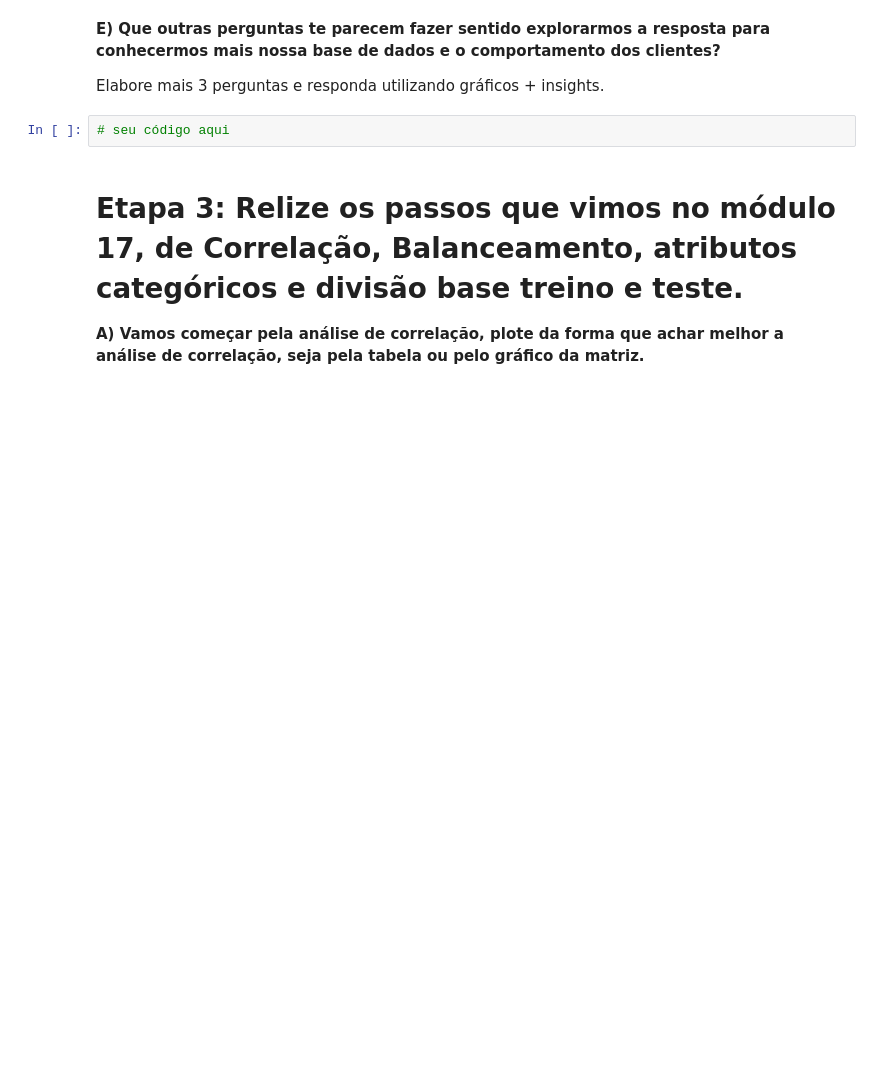
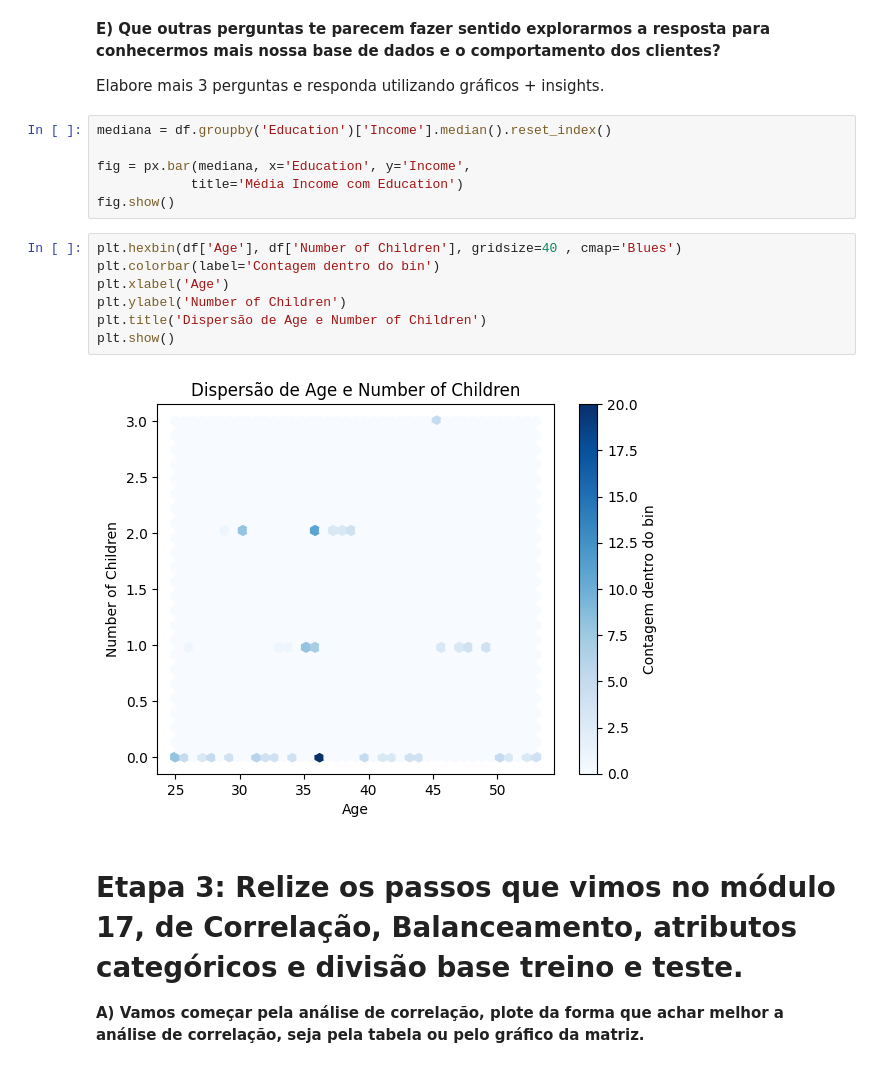
Before and after one commit to TierryW/Ciencia_de_Dados, a Jupyter notebook: Pre_Modelagem_3/Profissao Cientista de Dados M17 Projeto.ipynb, the cells around one changed output. Cells and saved outputs as stored; diff of their text form; blank space fills up the shorter version.

```diff
--- a/Pre_Modelagem_3/Profissao Cientista de Dados M17 Projeto.ipynb
+++ b/Pre_Modelagem_3/Profissao Cientista de Dados M17 Projeto.ipynb
@@ -311,8 +346,21 @@ fig.show()
 **E) Que outras perguntas te parecem fazer sentido explorarmos a resposta para conhecermos mais nossa base de dados e o comportamento dos clientes?**
 
  Elabore mais 3 perguntas e responda utilizando gráficos + insights.
-# %%
-# seu código aqui
+# %%
+mediana = df.groupby('Education')['Income'].median().reset_index()
+
+fig = px.bar(mediana, x='Education', y='Income',
+            title='Média Income com Education')
+fig.show()
+# %%
+plt.hexbin(df['Age'], df['Number of Children'], gridsize=40 , cmap='Blues')
+plt.colorbar(label='Contagem dentro do bin')
+plt.xlabel('Age')
+plt.ylabel('Number of Children')
+plt.title('Dispersão de Age e Number of Children')
+plt.show()
+# %% [output]
+[figure, added]
 # %% [markdown]
 # Etapa 3: Relize os passos que vimos no módulo 17, de Correlação, Balanceamento, atributos categóricos e divisão base treino e teste.
 
```
Also changed, not shown: parts of 6 cells of this notebook.
